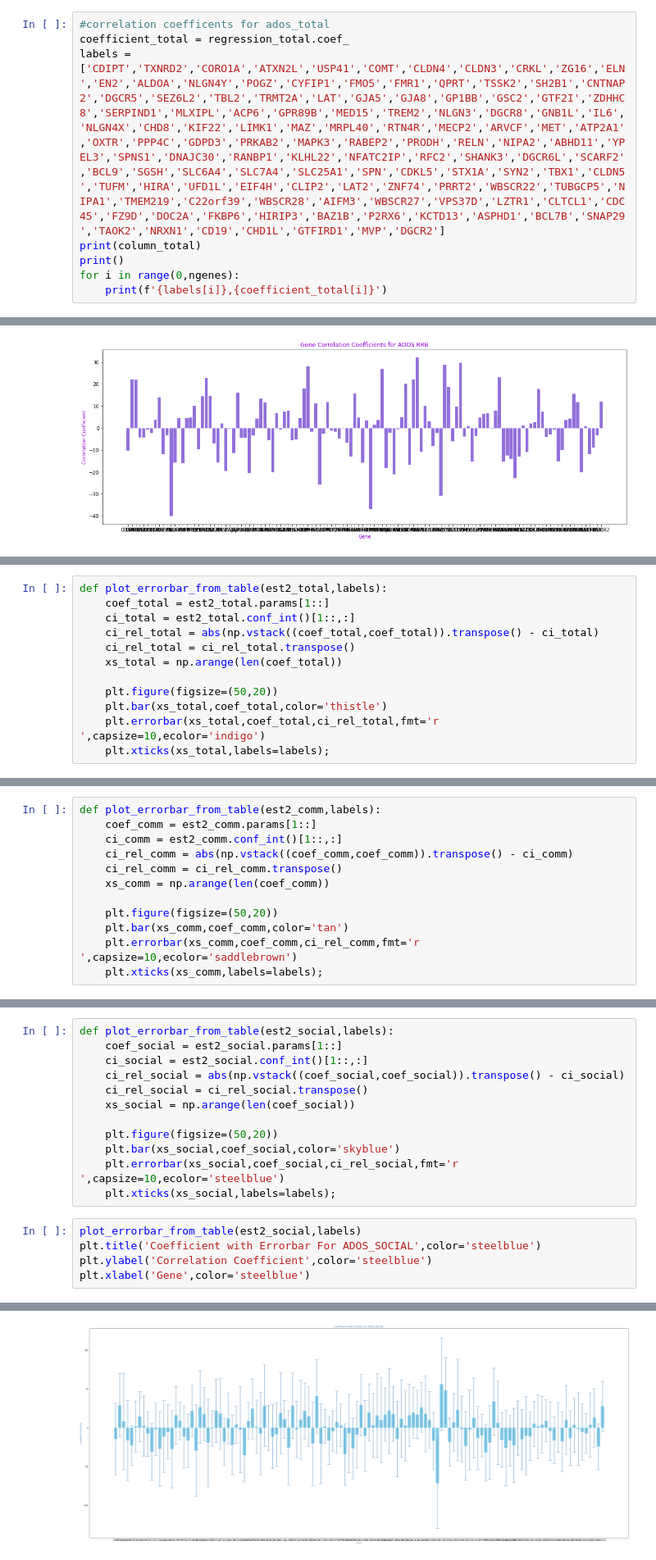
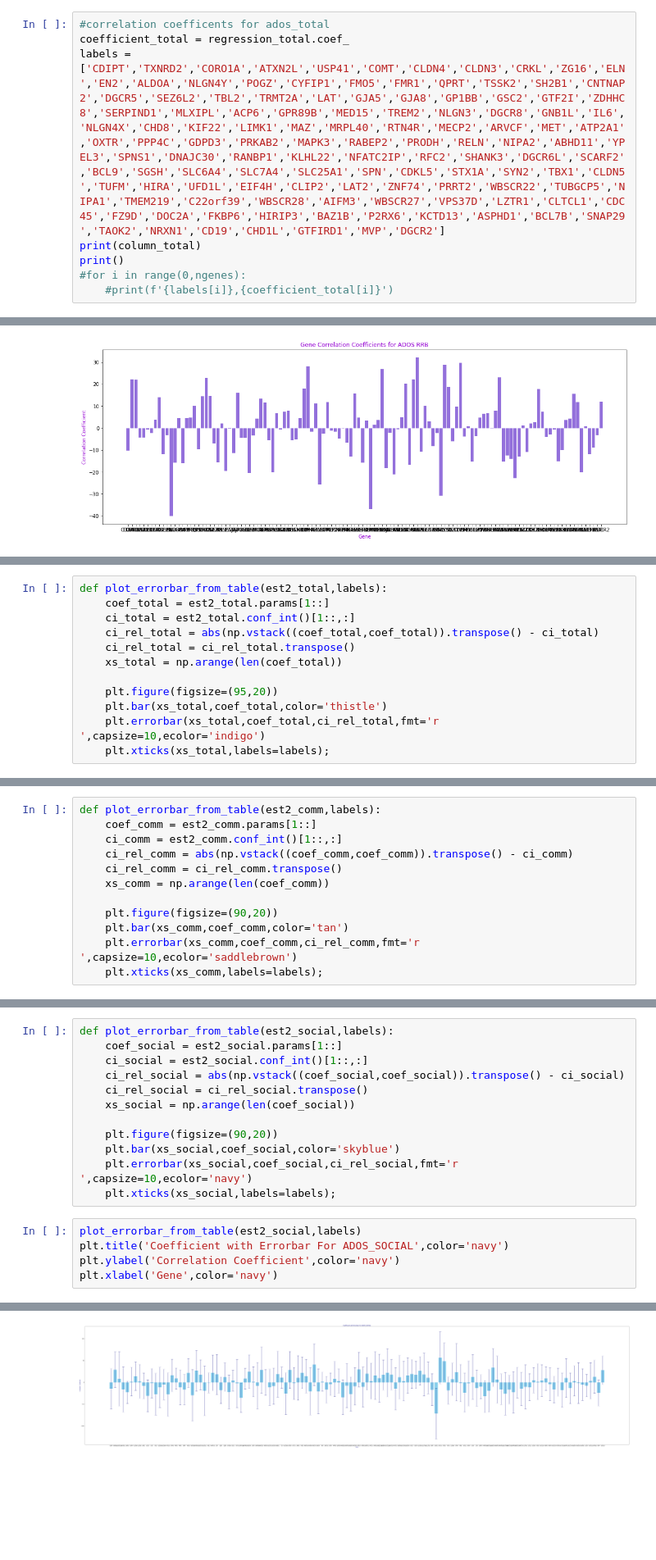
Before and after one commit to Aglinskas/BC-ORG-Data, a Jupyter notebook: Code/Genes/All_Genes_Diffmat.ipynb, the cells around one changed output, grey strips where cells are left out. Shown at 82% size. Drawn from its saved outputs; the diff is of its cells as text; blank space fills up the shorter version.

```diff
--- a/Code/Genes/All_Genes_Diffmat.ipynb
+++ b/Code/Genes/All_Genes_Diffmat.ipynb
@@ -218,7 +218,7 @@ coefficient_total = regression_total.coef_
 labels = ['CDIPT','TXNRD2','CORO1A','ATXN2L','USP41','COMT','CLDN4','CLDN3','CRKL','ZG16','ELN','EN2','ALDOA','NLGN4Y','POGZ','CYFIP1','FMO5','FMR1','QPRT','TSSK2','SH2B1','CNTNAP2','DGCR5','SEZ6L2','TBL2','TRMT2A','LAT','GJA5','GJA8','GP1BB','GSC2','GTF2I','ZDHHC8','SERPIND1','MLXIPL','ACP6','GPR89B','MED15','TREM2','NLGN3','DGCR8','GNB1L','IL6','NLGN4X','CHD8','KIF22','LIMK1','MAZ','MRPL40','RTN4R','MECP2','ARVCF','MET','ATP2A1','OXTR','PPP4C','GDPD3','PRKAB2','MAPK3','RABEP2','PRODH','RELN','NIPA2','ABHD11','YPEL3','SPNS1','DNAJC30','RANBP1','KLHL22','NFATC2IP','RFC2','SHANK3','DGCR6L','SCARF2','BCL9','SGSH','SLC6A4','SLC7A4','SLC25A1','SPN','CDKL5','STX1A','SYN2','TBX1','CLDN5','TUFM','HIRA','UFD1L','EIF4H','CLIP2','LAT2','ZNF74','PRRT2','WBSCR22','TUBGCP5','NIPA1','TMEM219','C22orf39','WBSCR28','AIFM3','WBSCR27','VPS37D','LZTR1','CLTCL1','CDC45','FZ9D','DOC2A','FKBP6','HIRIP3','BAZ1B','P2RX6','KCTD13','ASPHD1','BCL7B','SNAP29','TAOK2','NRXN1','CD19','CHD1L','GTFIRD1','MVP','DGCR2']
 print(column_total)
 print()
-for i in range(0,ngenes):
-    print(f'{labels[i]},{coefficient_total[i]}')
+#for i in range(0,ngenes):
+    #print(f'{labels[i]},{coefficient_total[i]}')
 # %% [output]
 ados_total
@@ -391,7 +343,7 @@ def plot_errorbar_from_table(est2_total,labels):
     ci_rel_total = ci_rel_total.transpose()
     xs_total = np.arange(len(coef_total))
 
-    plt.figure(figsize=(50,20))
+    plt.figure(figsize=(95,20))
     plt.bar(xs_total,coef_total,color='thistle')
     plt.errorbar(xs_total,coef_total,ci_rel_total,fmt='r ',capsize=10,ecolor='indigo')
     plt.xticks(xs_total,labels=labels);
@@ -439,7 +391,7 @@ def plot_errorbar_from_table(est2_comm,labels):
     ci_rel_comm = ci_rel_comm.transpose()
     xs_comm = np.arange(len(coef_comm))
 
-    plt.figure(figsize=(50,20))
+    plt.figure(figsize=(90,20))
     plt.bar(xs_comm,coef_comm,color='tan')
     plt.errorbar(xs_comm,coef_comm,ci_rel_comm,fmt='r ',capsize=10,ecolor='saddlebrown')
     plt.xticks(xs_comm,labels=labels);
@@ -487,18 +439,18 @@ def plot_errorbar_from_table(est2_social,labels):
     ci_rel_social = ci_rel_social.transpose()
     xs_social = np.arange(len(coef_social))
 
-    plt.figure(figsize=(50,20))
+    plt.figure(figsize=(90,20))
     plt.bar(xs_social,coef_social,color='skyblue')
-    plt.errorbar(xs_social,coef_social,ci_rel_social,fmt='r ',capsize=10,ecolor='steelblue')
+    plt.errorbar(xs_social,coef_social,ci_rel_social,fmt='r ',capsize=10,ecolor='navy')
     plt.xticks(xs_social,labels=labels);
 # %%
 plot_errorbar_from_table(est2_social,labels)
-plt.title('Coefficient with Errorbar For ADOS_SOCIAL',color='steelblue')
-plt.ylabel('Correlation Coefficient',color='steelblue')
-plt.xlabel('Gene',color='steelblue')
+plt.title('Coefficient with Errorbar For ADOS_SOCIAL',color='navy')
+plt.ylabel('Correlation Coefficient',color='navy')
+plt.xlabel('Gene',color='navy')
 # %% [output]
 Text(0.5, 0, 'Gene')
-[figure, old version]
+[figure, new version]
 # %%
 #significance of coefficients for ados_rrb
 print('ADOS_RRB')
```
Also changed, not shown: parts of 14 cells of this notebook, 3 other files.
